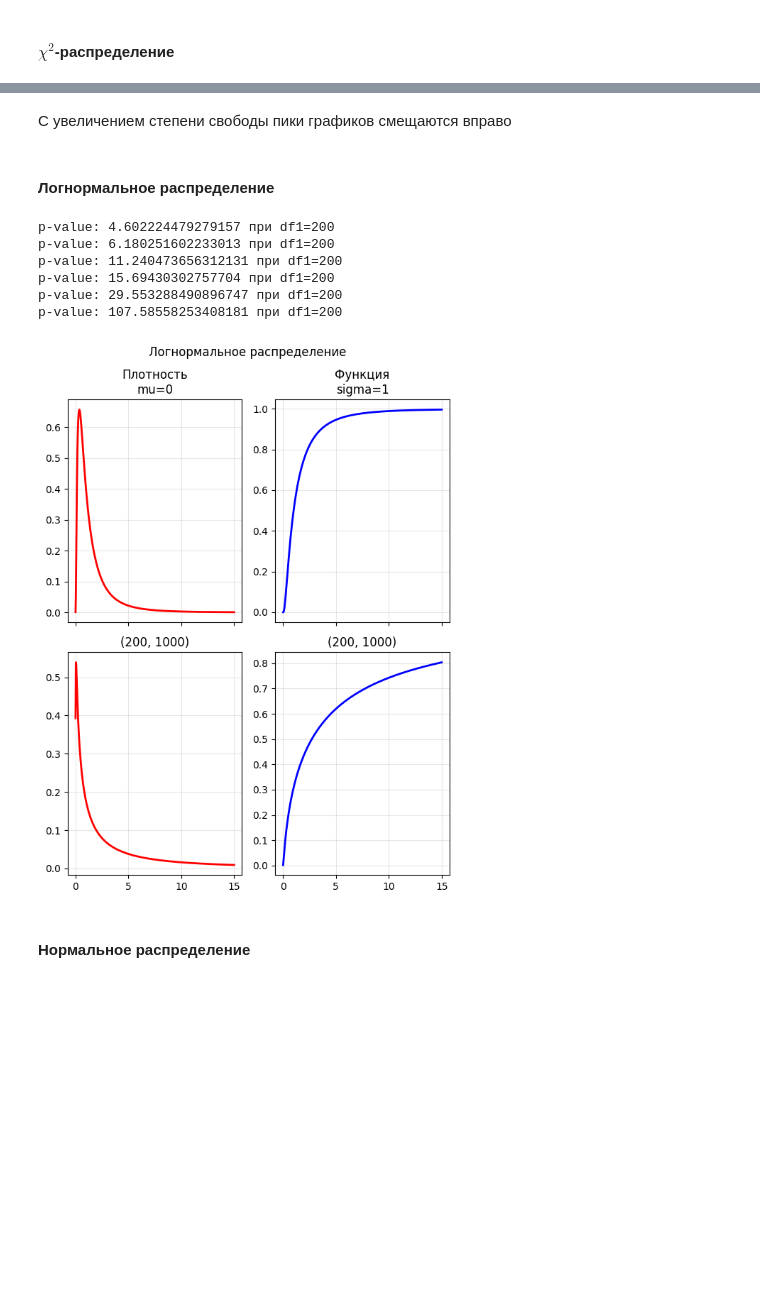
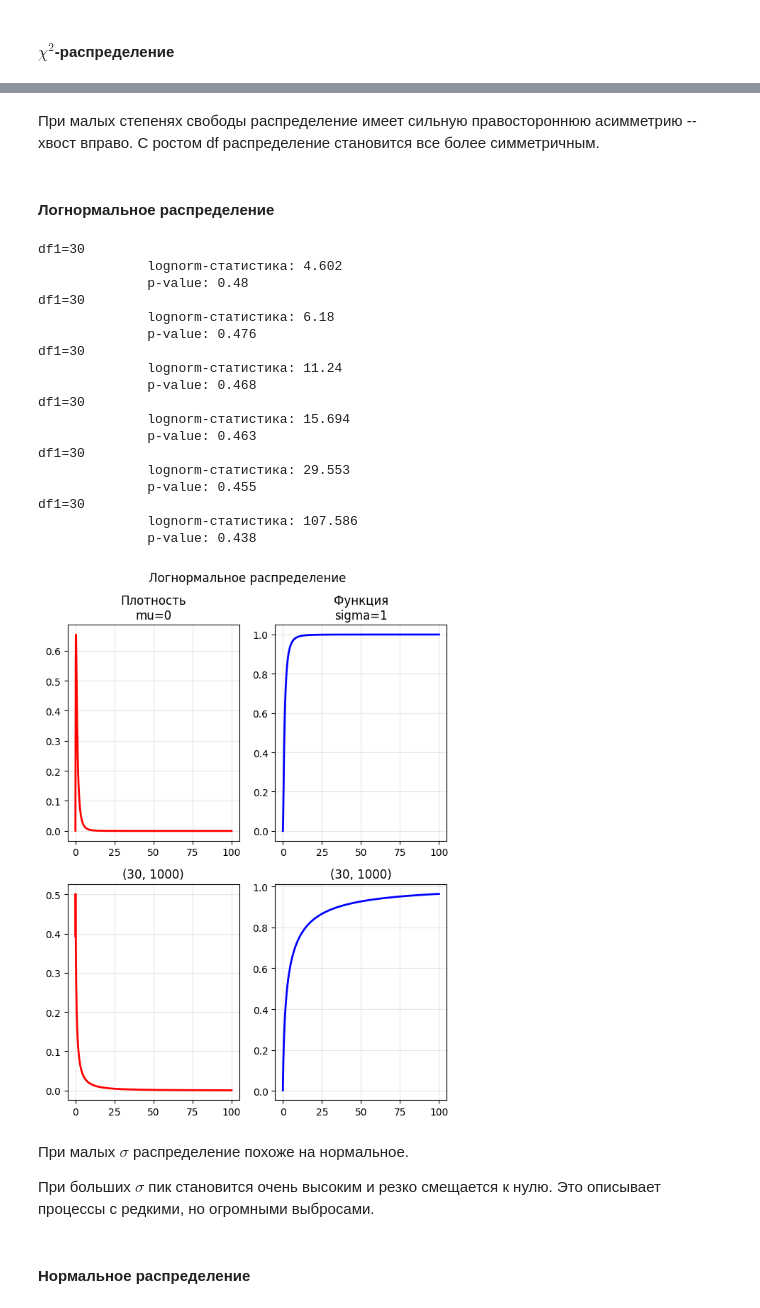
Before and after one commit to temich91/ml-uust, a Jupyter notebook: lab1/part1.ipynb, the cells around one changed output, grey strips where cells are left out. Saved outputs shown, nothing was run; the diff lists cells and outputs as text; code cells hidden in the pictures; blank space fills up the shorter version.

```diff
--- a/lab1/part1.ipynb
+++ b/lab1/part1.ipynb
@@ -92,7 +95,7 @@ x = np.linspace(0, 5, 500)
 
 dfs = [(10, 10), (2, 50), (10, 50), (10, 500), (30, 1000)]
 
-fig, axes = plt.subplots(len(dfs), 2, figsize=(6, 8), sharex=True)
+fig, axes = plt.subplots(len(dfs), 2, figsize=(6, 8))
 row_num = 0
 for df1, df2 in dfs:
     pdf = f.pdf(x, df1, df2) # Плотность вероятности
@@ -101,7 +104,10 @@ for df1, df2 in dfs:
     row_num += 1
 
     for p in ps:
-        print(f"p-value: {f.ppf(p, df1, df2)} при df1={df1} df2={df2}")
+        f_stat = round(f.ppf(p, df1, df2), 3)
+        print(f"""df1={df1} df2={df2}
+              f-статистика: {f_stat}
+              p-value: {round(f.sf(f_stat, df1, df2), 3)}""")
 
 axes[0, 0].set_title(f"Плотность\ndf={dfs[0]}")
 axes[0, 1].set_title(f"Функция\ndf={dfs[0]}")
@@ -144,7 +152,7 @@ x = np.linspace(-5, 5, 500)
 
 dfs = [10, 50, 200]
 
-fig, axes = plt.subplots(len(dfs), 2, figsize=(6, 8), sharex=True)
+fig, axes = plt.subplots(len(dfs), 2, figsize=(6, 8))
 row_num = 0
 for df1 in dfs:
     pdf = t.pdf(x, df1) # Плотность вероятности
@@ -153,7 +161,10 @@ for df1 in dfs:
     row_num += 1
 
     for p in ps:
-        print(f"p-value: {t.ppf(p, df1)} при df1={df1}")
+        t_stat = round(t.ppf(p, df1), 3)
+        print(f"""df1={df1}
+              t-статистика: {t_stat}
+              p-value: {round(t.sf(t_stat, df1), 3)}""")
 
 axes[0, 0].set_title(f"Плотность\ndf={dfs[0]}")
 axes[0, 1].set_title(f"Функция\ndf={dfs[0]}")
@@ -180,7 +199,7 @@ from scipy.stats import expon
 x = np.linspace(0, 5, 500)
 lambdas = [0.5, 5.0, 20.0]
 
-fig, axes = plt.subplots(len(dfs), 2, figsize=(6, 8), sharex=True)
+fig, axes = plt.subplots(len(dfs), 2, figsize=(6, 8))
 row_num = 0
 for df1 in lambdas:
     pdf = expon.pdf(x, scale=1/df1) # Плотность вероятности
@@ -188,7 +207,10 @@ for df1 in lambdas:
     draw_t_plot(x, df1, pdf, cdf, axes, row_num)
     row_num += 1
     for p in ps:
-        print(f"p-value: {expon.ppf(p, df1)} при lambda={df1}")
+        exp_stat = round(expon.ppf(p, df1), 3)
+        print(f"""df1={df1}
+              exp-статистика: {exp_stat}
+              p-value: {round(expon.sf(exp_stat, df1), 3)}""")
 
 axes[0, 0].set_title(f"Плотность\ndf={dfs[0]}")
 axes[0, 1].set_title(f"Функция\ndf={dfs[0]}")
@@ -215,7 +247,7 @@ x = np.linspace(0, 300, 500)
 
 dfs = [10, 50, 200]
 
-fig, axes = plt.subplots(len(dfs), 2, figsize=(6, 8), sharex=True)
+fig, axes = plt.subplots(len(dfs), 2, figsize=(6, 8))
 row_num = 0
 for df1 in dfs:
     pdf = chi2.pdf(x, df1) # Плотность вероятности
@@ -223,7 +255,10 @@ for df1 in dfs:
     draw_t_plot(x, df1, pdf, cdf, axes, row_num)
     row_num += 1
     for p in ps:
-        print(f"p-value: {chi2.ppf(p, df1)} при df={df1}")
+        chi2_stat = round(chi2.ppf(p, df1), 3)
+        print(f"""df1={df1}
+              хи-квадрат статистика: {chi2_stat}
+              p-value: {round(chi2.sf(chi2_stat, df1), 3)}""")
 
 axes[0, 0].set_title(f"Плотность\ndf={dfs[0]}")
 axes[0, 1].set_title(f"Функция\ndf={dfs[0]}")
@@ -243,36 +286,55 @@ p-value: 249.4451229814416 при df=200
 # %% [markdown]
-С увеличением степени свободы пики графиков смещаются вправо
+При малых степенях свободы распределение имеет сильную правостороннюю асимметрию -- хвост вправо. С ростом df распределение становится все более симметричным.
 # %% [markdown]
  #### Логнормальное распределение
 # %%
 from scipy.stats import lognorm
 
-x = np.linspace(0.01, 15, 500)
+x = np.linspace(0.01, 100, 1000)
 
 params = [(0, 1), (1, 2)]
 
-fig, axes = plt.subplots(len(params), 2, figsize=(6, 8), sharex=True)
+fig, axes = plt.subplots(len(params), 2, figsize=(6, 8))
 row_num = 0
 for mu, sigma in params:
     pdf = lognorm.pdf(x, s=sigma, scale=np.exp(mu)) # Плотность вероятности
     cdf = lognorm.cdf(x, s=sigma, scale=np.exp(mu)) # Функция распределения
     draw_plot(x, df1, df2, pdf, cdf, axes, row_num)
     row_num += 1
     for p in ps:
-        print(f"p-value: {lognorm.ppf(p, sigma, np.exp(mu))} при df1={df1}")
+        lognorm_stat = round(lognorm.ppf(p, sigma, np.exp(mu)), 3)
+        print(f"""df1={df1}
+              lognorm-статистика: {lognorm_stat}
+              p-value: {round(lognorm.sf(lognorm_stat, df1), 3)}""")
 
 axes[0, 0].set_title(f"Плотность\nmu={params[0][0]}")
 axes[0, 1].set_title(f"Функция\nsigma={params[0][1]}")
 fig.suptitle("Логнормальное распределение")
 fig.tight_layout()
 # %% [output]
-p-value: 4.602224479279157 при df1=200
-p-value: 6.180251602233013 при df1=200
-p-value: 11.240473656312131 при df1=200
-p-value: 15.69430302757704 при df1=200
-p-value: 29.553288490896747 при df1=200
-p-value: 107.58558253408181 при df1=200
+df1=30
+              lognorm-статистика: 4.602
+              p-value: 0.48
+df1=30
+              lognorm-статистика: 6.18
+              p-value: 0.476
+df1=30
+              lognorm-статистика: 11.24
+              p-value: 0.468
+df1=30
+              lognorm-статистика: 15.694
+              p-value: 0.463
+df1=30
+              lognorm-статистика: 29.553
+              p-value: 0.455
+df1=30
+              lognorm-статистика: 107.586
+              p-value: 0.438
-[figure, old version]
+[figure, new version]
+# %% [markdown]
+При малых $\sigma$ распределение похоже на нормальное.
+
+При больших $\sigma$ пик становится очень высоким и резко смещается к нулю. Это описывает процессы с редкими, но огромными выбросами.
 # %% [markdown]
 #### Нормальное распределение
 # %%
```
Also changed, not shown: parts of 9 cells of this notebook, 2 other files.
